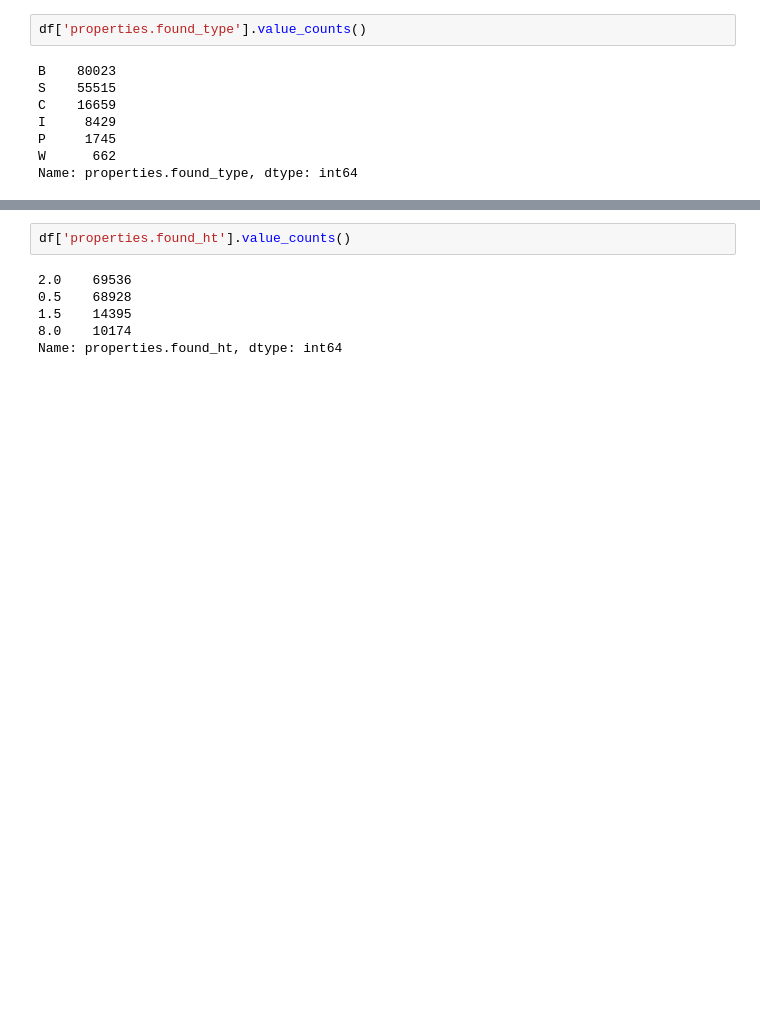
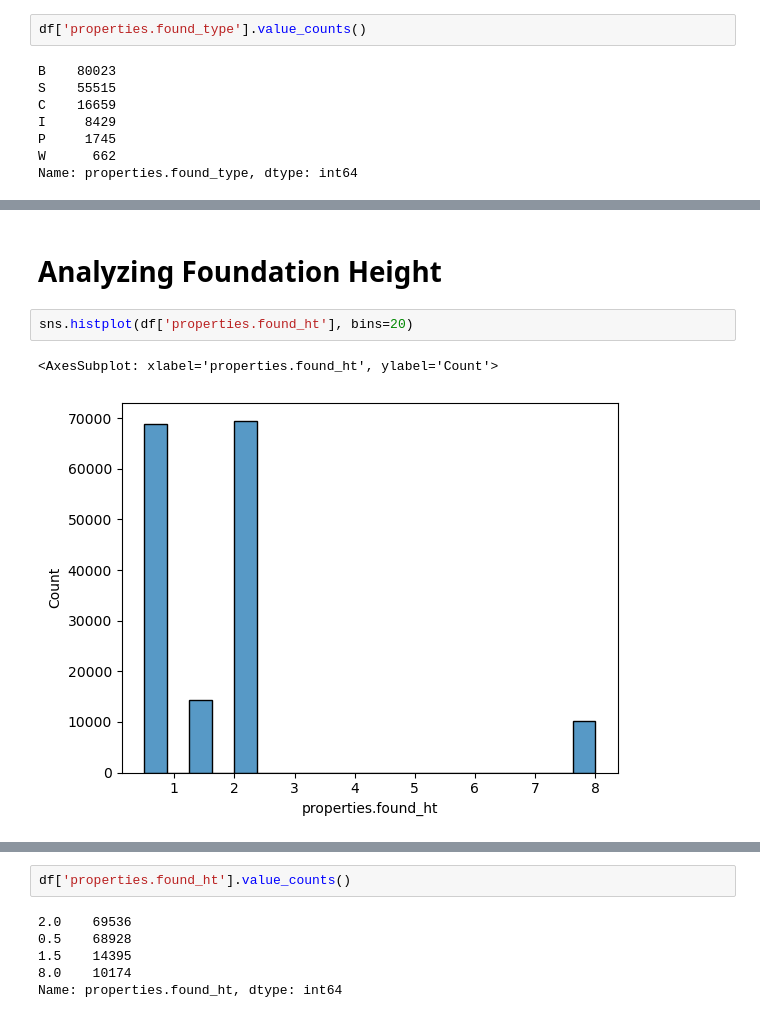
Before and after one commit to mebauer/national-structure-inventory-examples, a Jupyter notebook: analysis-examples.ipynb, the cells around one changed output, grey strips where cells are left out. Drawn from its saved outputs; the diff is of its cells as text; blank space fills up the shorter version.

```diff
--- a/analysis-examples.ipynb
+++ b/analysis-examples.ipynb
@@ -242,0 +351,7 @@ df['properties.found_ht'].plot.box()
+# %% [markdown]
+# Analyzing Foundation Height
+# %%
+sns.histplot(df['properties.found_ht'], bins=20)
+# %% [output]
+<AxesSubplot: xlabel='properties.found_ht', ylabel='Count'>
+[figure, added]
```
Also changed, not shown: parts of 40 cells of this notebook.
